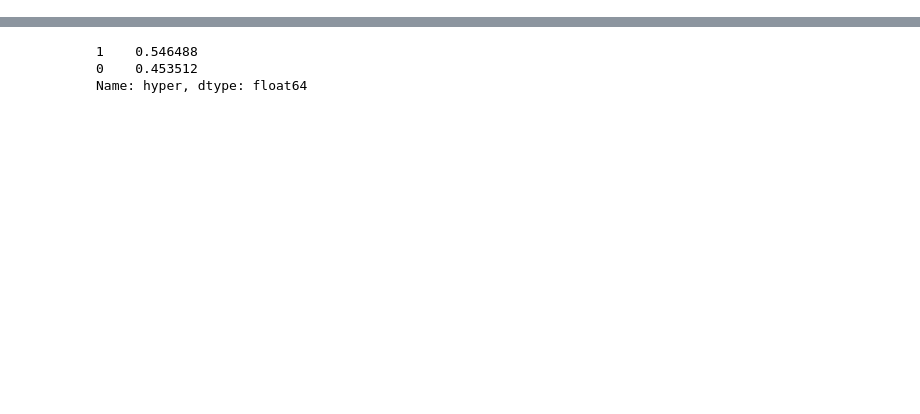
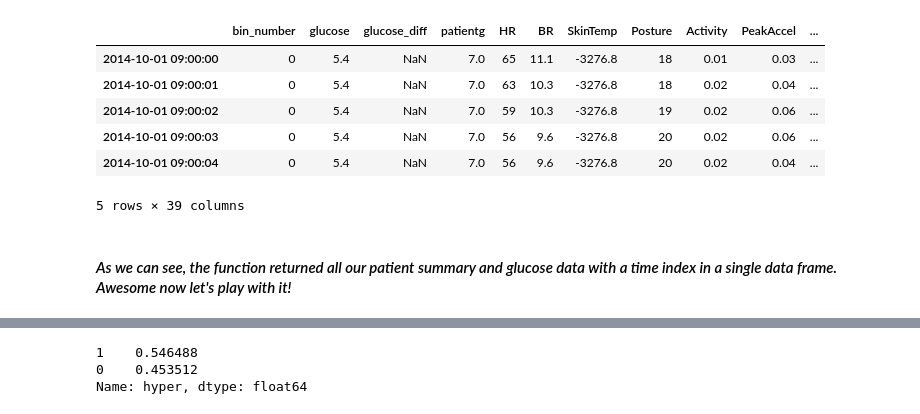
Before and after one commit to Sherif-Beshady/Non-Invasive-Prediction-of-Glycemic-Events-in-Type1-Diabetes-Patients-Using-Wearable-device., a Jupyter notebook: Capstone_June19/Glycemic event Model.ipynb, the cells around one changed output, grey strips where cells are left out. Saved outputs shown, nothing was run; the diff lists cells and outputs as text; code cells hidden in the pictures; blank space fills up the shorter version.

```diff
--- a/Capstone_June19/Glycemic event Model.ipynb
+++ b/Capstone_June19/Glycemic event Model.ipynb
@@ -121,6 +160,6 @@ def Patient_Data(Patient_number):
     return the_join
 # %%
 %%time
-p=Patient_Data(7)
-p.glucose.plot()
+xx=Patient_Data(7)
+xx.glucose.plot()
 # %% [output]
@@ -129 +168,13 @@ Wall time: 37.2 s
 [figure]
+# %%
+p.head()
+# %% [output]
+|  | bin_number | glucose | glucose_diff | patientg | HR | BR | SkinTemp | Posture | Activity | PeakAccel | ... |
+| 2014-10-01 09:00:00 | 0 | 5.4 | NaN | 7.0 | 65 | 11.1 | -3276.8 | 18 | 0.01 | 0.03 | ... |
+| 2014-10-01 09:00:01 | 0 | 5.4 | NaN | 7.0 | 63 | 10.3 | -3276.8 | 18 | 0.02 | 0.04 | ... |
+| 2014-10-01 09:00:02 | 0 | 5.4 | NaN | 7.0 | 59 | 10.3 | -3276.8 | 19 | 0.02 | 0.06 | ... |
+| 2014-10-01 09:00:03 | 0 | 5.4 | NaN | 7.0 | 56 | 9.6 | -3276.8 | 20 | 0.02 | 0.06 | ... |
+| 2014-10-01 09:00:04 | 0 | 5.4 | NaN | 7.0 | 56 | 9.6 | -3276.8 | 20 | 0.02 | 0.04 | ... |
+5 rows × 39 columns
+# %% [markdown]
+#### *As we can see, the function returned all our patient summary and glucose data with a time index in a single data frame. Awesome now let's play with it!*
```
Also changed, not shown: parts of 27 cells of this notebook.
